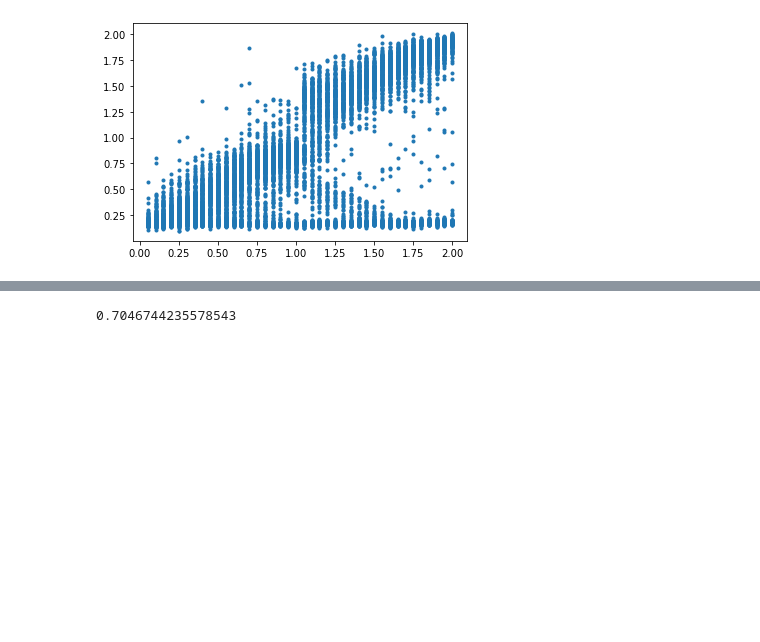
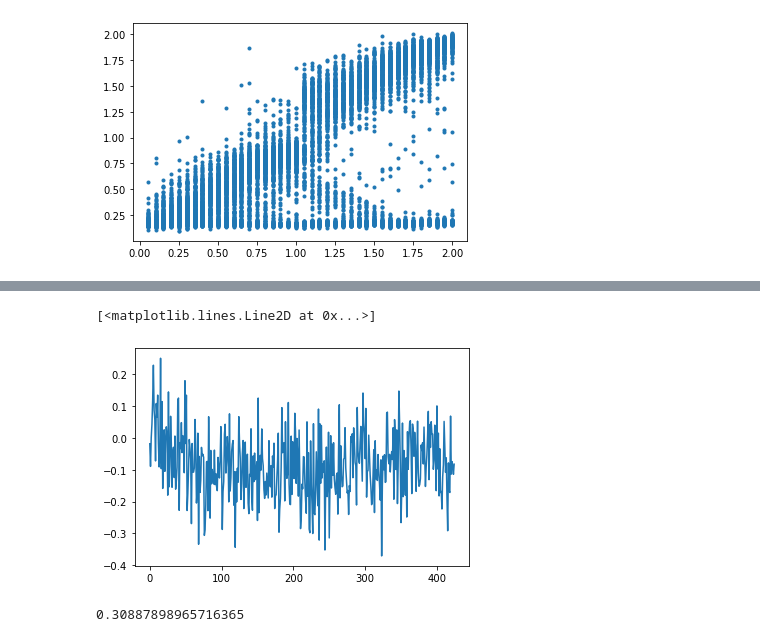
Before and after one commit to booste/andi_for_organizers, a Jupyter notebook: 2d.ipynb, the cells around one changed output, grey strips where cells are left out. Cells and saved outputs as stored; diff of their text form; code cells hidden in the pictures; blank space fills up the shorter version.

```diff
--- a/2d.ipynb
+++ b/2d.ipynb
@@ -41,4 +73,9 @@ plt.plot(Y1[1],predicted_y, '.')
+# %%
+plt.plot(Y)
+# %% [output]
+[<matplotlib.lines.Line2D at 0x...>]
+[figure, added]
 # %%
-np.mean(np.abs(predicted-Y1[1]))
+np.mean( np.abs(predicted.flatten() - Y1[1]))
 # %% [output]
-0.7046744235578543
+0.30887898965716365
```
Also changed, not shown: parts of 3 cells of this notebook, 1 other file.
